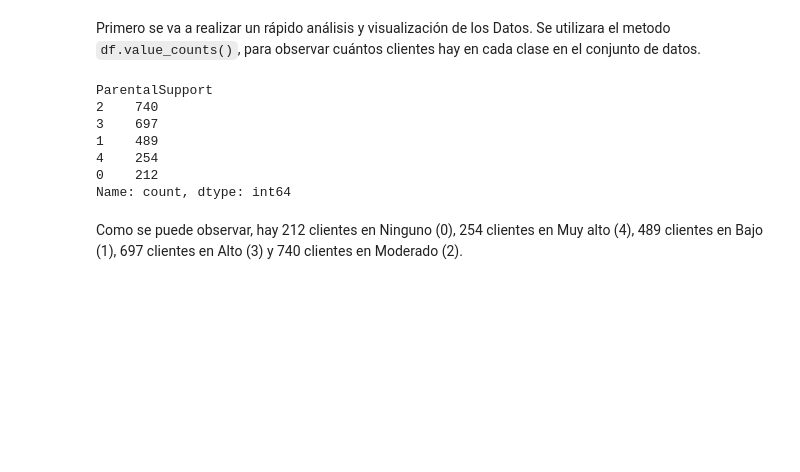
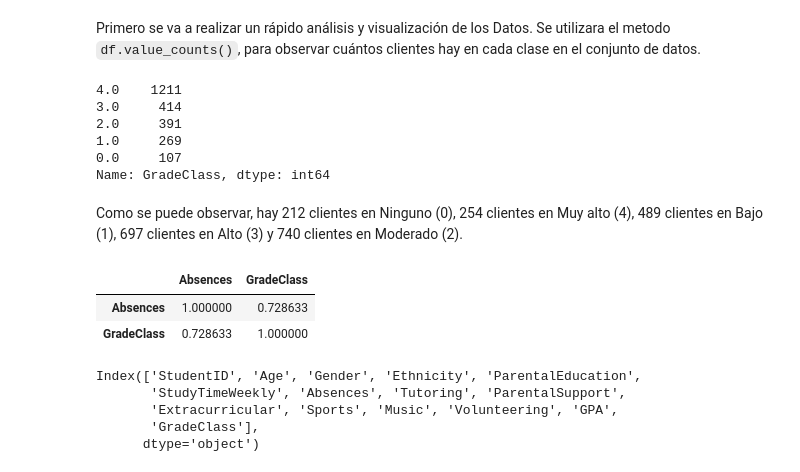
Before and after one commit to DiegoAraneda98/TPCD-Tarea-3, a Jupyter notebook: Tarea3.ipynb, the cells around one changed output. Saved outputs shown, nothing was run; the diff lists cells and outputs as text; code cells hidden in the pictures; blank space fills up the shorter version.

```diff
--- a/Tarea3.ipynb
+++ b/Tarea3.ipynb
@@ -69,14 +124,27 @@ df.head()
 # %% [markdown]
 Primero se va a realizar un rápido análisis y visualización de los Datos. Se utilizara el metodo `df.value_counts()`, para observar cuántos clientes hay en cada clase en el conjunto de datos.
 # %%
-df['ParentalSupport'].value_counts()
+df['GradeClass'].value_counts()
 # %% [output]
-ParentalSupport
-2    740
-3    697
-1    489
-4    254
-0    212
-Name: count, dtype: int64
+4.0    1211
+3.0     414
+2.0     391
+1.0     269
+0.0     107
+Name: GradeClass, dtype: int64
 # %% [markdown]
 Como se puede observar, hay 212 clientes en Ninguno (0), 254 clientes en Muy alto (4), 489 clientes en Bajo (1), 697 clientes en Alto (3) y 740 clientes en Moderado (2).
+# %%
+df[["Absences", "GradeClass"]].corr()
+# %% [output]
+|  | Absences | GradeClass |
+| Absences | 1.000000 | 0.728633 |
+| GradeClass | 0.728633 | 1.000000 |
+# %%
+df.columns
+# %% [output]
+Index(['StudentID', 'Age', 'Gender', 'Ethnicity', 'ParentalEducation',
+       'StudyTimeWeekly', 'Absences', 'Tutoring', 'ParentalSupport',
+       'Extracurricular', 'Sports', 'Music', 'Volunteering', 'GPA',
+       'GradeClass'],
+      dtype='object')
```
Also changed, not shown: parts of 14 cells of this notebook.
